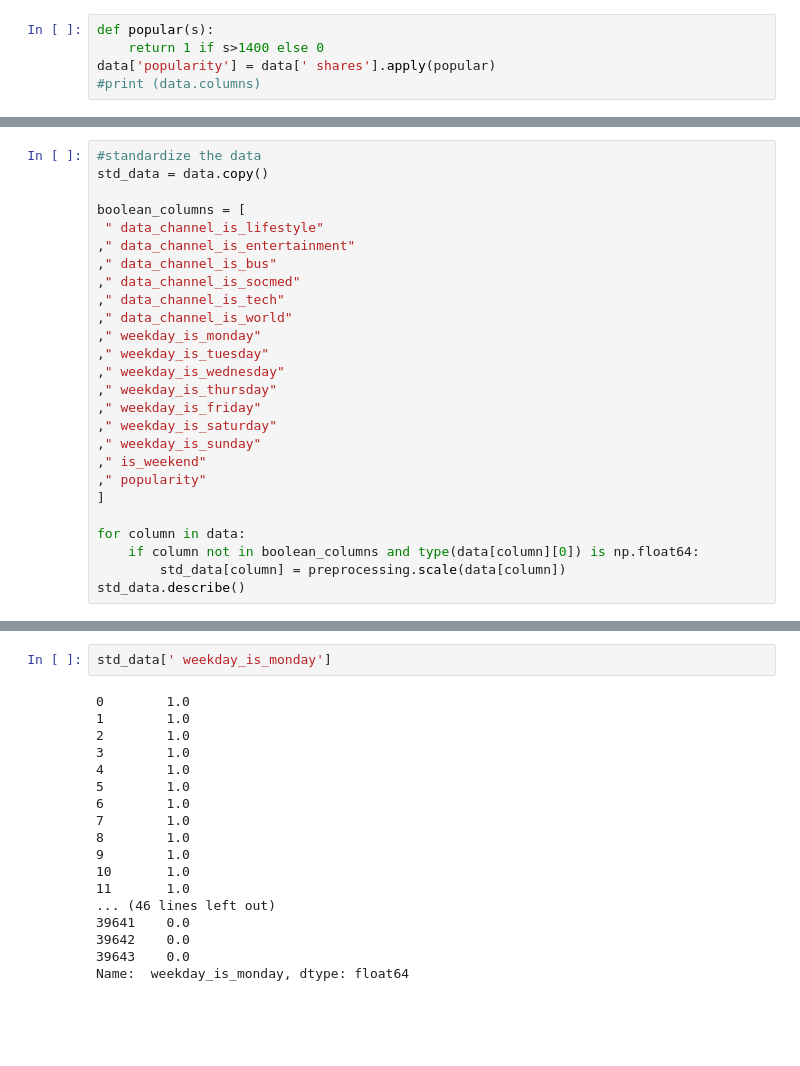
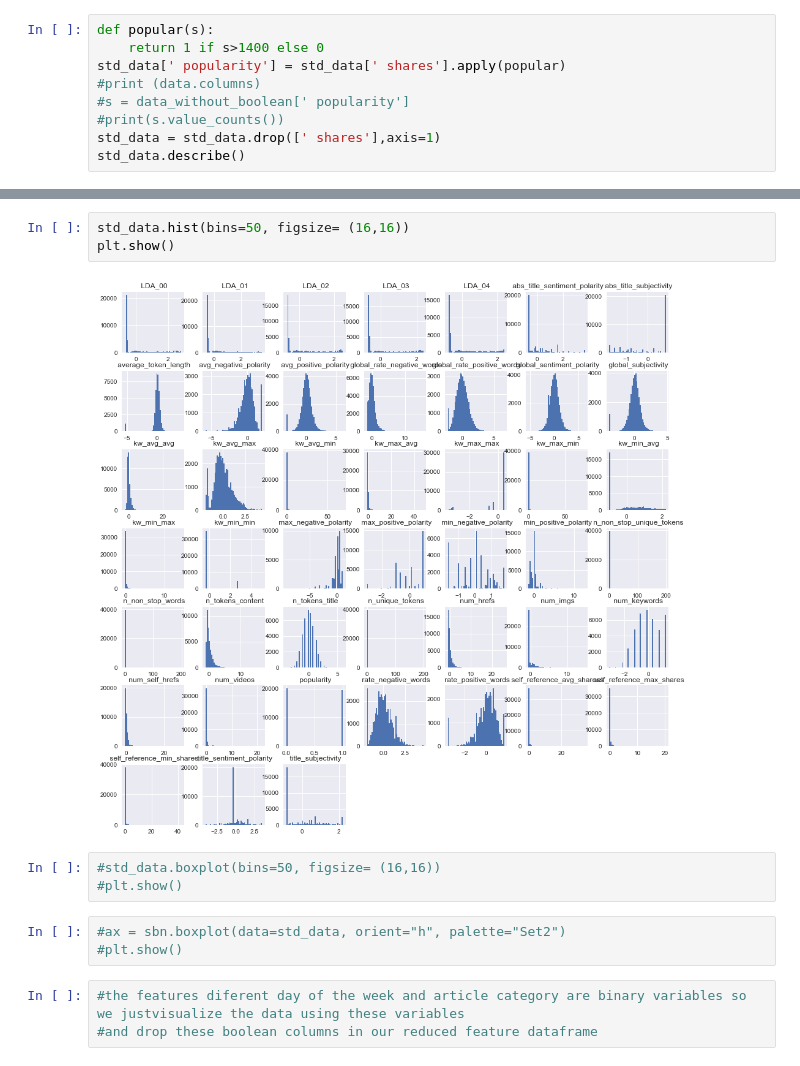
Before and after one commit to ashukla02/online-news-popularity-prediction, a Jupyter notebook: pythoncode.ipynb, the cells around one changed output, grey strips where cells are left out. Drawn from its saved outputs; the diff is of its cells as text; blank space fills up the shorter version.

```diff
--- a/pythoncode.ipynb
+++ b/pythoncode.ipynb
@@ -46,5 +89,9 @@ None
 # %%
 def popular(s):
     return 1 if s>1400 else 0
-data['popularity'] = data[' shares'].apply(popular)
+std_data[' popularity'] = std_data[' shares'].apply(popular)
 #print (data.columns)
+#s = data_without_boolean[' popularity']
+#print(s.value_counts())
+std_data = std_data.drop([' shares'],axis=1)
+std_data.describe()
@@ -58,26 +108,0 @@ Name: popularity, dtype: float64
-# %%
-#standardize the data
-std_data = data.copy()
-
-boolean_columns = [
- " data_channel_is_lifestyle"
-," data_channel_is_entertainment"
-," data_channel_is_bus"
-," data_channel_is_socmed"
-," data_channel_is_tech"
-," data_channel_is_world"
-," weekday_is_monday"
-," weekday_is_tuesday"
-," weekday_is_wednesday"
-," weekday_is_thursday"
-," weekday_is_friday"
-," weekday_is_saturday"
-," weekday_is_sunday"
-," is_weekend"
-," popularity"
-]
-
-for column in data:
-    if column not in boolean_columns and type(data[column][0]) is np.float64:
-        std_data[column] = preprocessing.scale(data[column])
-std_data.describe()
@@ -95,20 +109,14 @@ std_data.describe()
-# %%
-std_data[' weekday_is_monday']
-# %% [output]
-0        1.0
-1        1.0
-2        1.0
-3        1.0
-4        1.0
-5        1.0
-6        1.0
-7        1.0
-8        1.0
-9        1.0
-10       1.0
-11       1.0
-... (46 lines left out)
-39641    0.0
-39642    0.0
-39643    0.0
-Name:  weekday_is_monday, dtype: float64
+# %%
+std_data.hist(bins=50, figsize= (16,16))
+plt.show()
+# %% [output]
+[figure, added]
+# %%
+#std_data.boxplot(bins=50, figsize= (16,16))
+#plt.show()
+# %%
+#ax = sbn.boxplot(data=std_data, orient="h", palette="Set2")
+#plt.show()
+# %%
+#the features diferent day of the week and article category are binary variables so we justvisualize the data using these variables
+#and drop these boolean columns in our reduced feature dataframe
```
Also changed, not shown: parts of 11 cells of this notebook.
